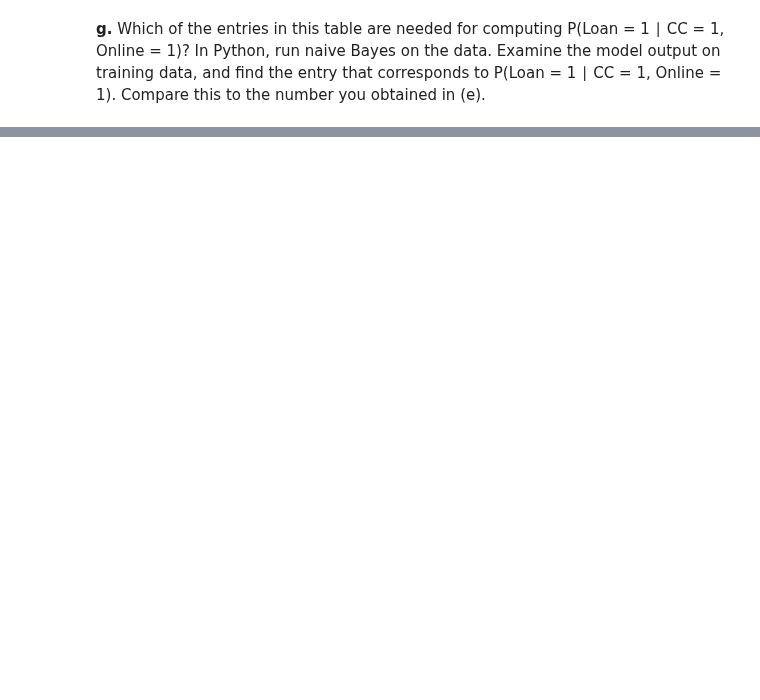
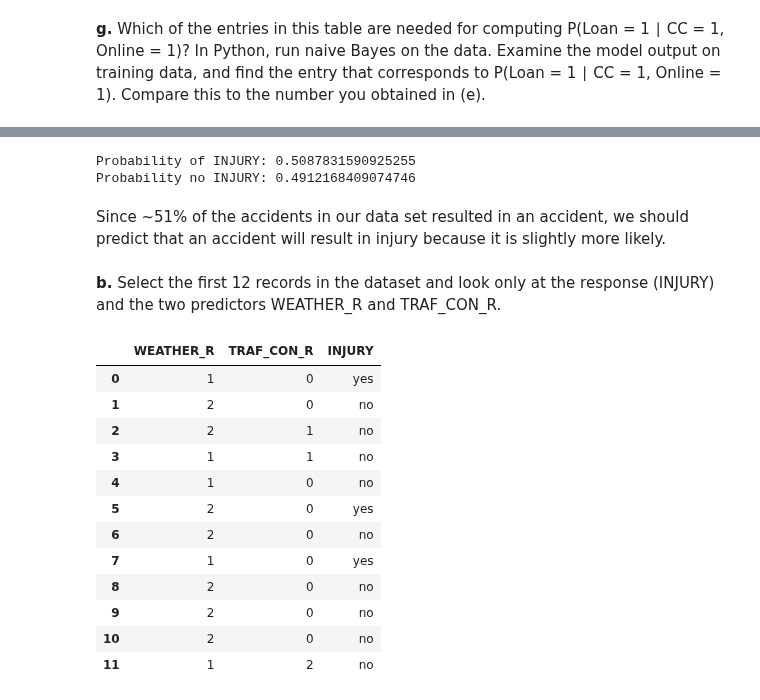
Before and after one commit to jeantardelli/data-mining-for-business-analytics, a Jupyter notebook: problems/chapter08_the_naive_bayes_classifier.ipynb, the cells around one changed output, grey strips where cells are left out. Cells and saved outputs as stored; diff of their text form; code cells hidden in the pictures; blank space fills up the shorter version.

```diff
--- a/problems/chapter08_the_naive_bayes_classifier.ipynb
+++ b/problems/chapter08_the_naive_bayes_classifier.ipynb
@@ -158,0 +227,10 @@ The value obtained between naive Bayes probabilities are very close to the exact
+# %%
+# create a dummy variable called INJURY
+accidents_df["INJURY"] = accidents_df.MAX_SEV_IR.map({0: "no", 1: "yes", 2: "yes"})
+
+predictors = list(accidents_df.columns)[:-1]
+outcome = "INJURY"
+
+X = accidents_df[predictors]
+y = accidents_df[outcome]
+classes = set(y)
@@ -158,0 +247,26 @@ The value obtained between naive Bayes probabilities are very close to the exact
+# %%
+print("Probability of INJURY:", sum(y == "yes") / len(y))
+print("Probability no INJURY:", sum(y == "no") / len(y))
+# %% [output]
+Probability of INJURY: 0.5087831590925255
+Probability no INJURY: 0.4912168409074746
+# %% [markdown]
+Since ~51% of the accidents in our data set resulted in an accident, we should predict that an accident will result in injury because it is slightly more likely.
+# %% [markdown]
+**b.** Select the first 12 records in the dataset and look only at the response (INJURY) and the two predictors WEATHER_R and TRAF_CON_R.
+# %%
+accidents_df.head(12)[["WEATHER_R", "TRAF_CON_R", "INJURY"]]
+# %% [output]
+|  | WEATHER_R | TRAF_CON_R | INJURY |
+| 0 | 1 | 0 | yes |
+| 1 | 2 | 0 | no |
+| 2 | 2 | 1 | no |
+| 3 | 1 | 1 | no |
+| 4 | 1 | 0 | no |
+| 5 | 2 | 0 | yes |
+| 6 | 2 | 0 | no |
+| 7 | 1 | 0 | yes |
+| 8 | 2 | 0 | no |
+| 9 | 2 | 0 | no |
+| 10 | 2 | 0 | no |
+| 11 | 1 | 2 | no |
```
Also changed, not shown: parts of 15 cells of this notebook, 2 other files.
